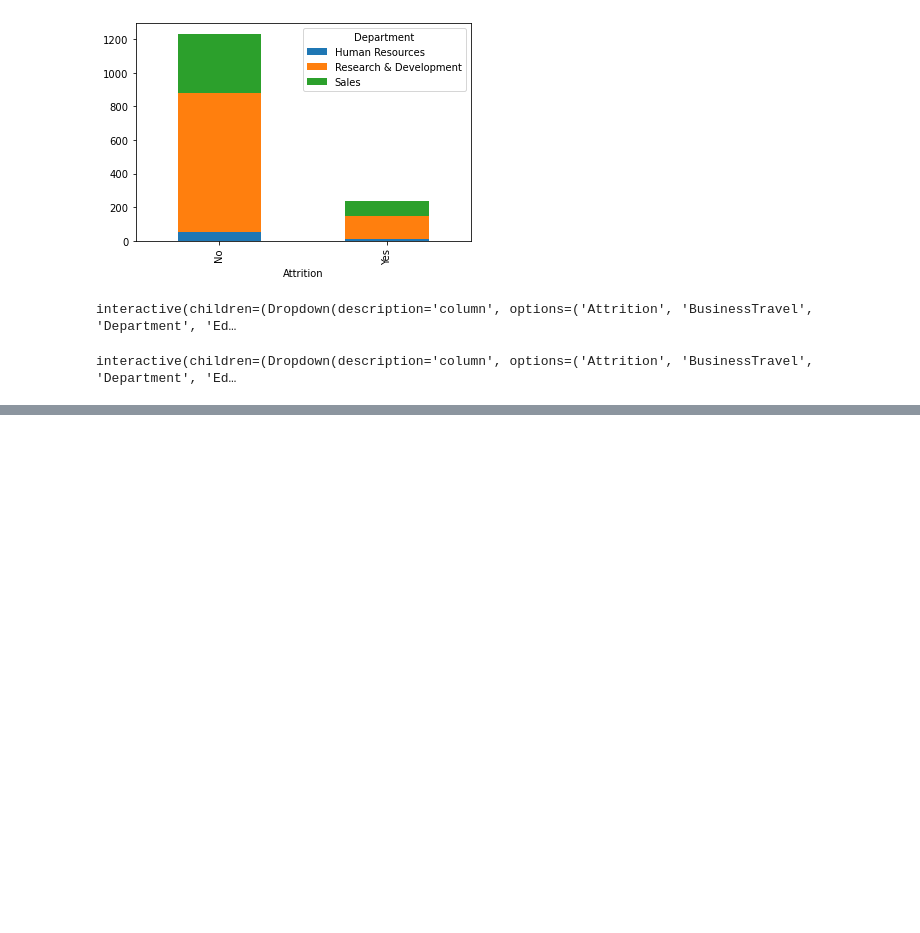
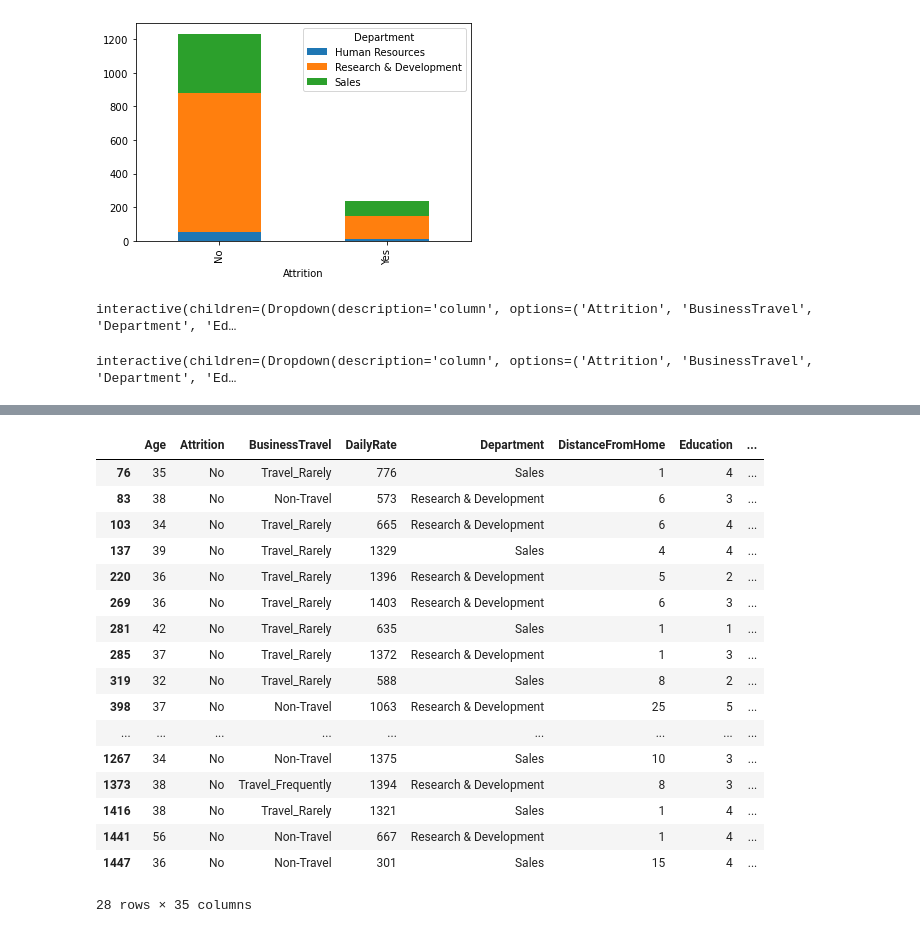
Before and after one commit to walidsharaar/Query-analysis, a Jupyter notebook: Query Analysis.ipynb, the cells around one changed output, grey strips where cells are left out. Cells and saved outputs as stored; diff of their text form; code cells hidden in the pictures; blank space fills up the shorter version.

Commit message:
Filtering and interactivity

```diff
--- a/Query Analysis.ipynb
+++ b/Query Analysis.ipynb
@@ -213,0 +272,25 @@ interactive(children=(Dropdown(description='column', options=('Attrition', 'Busi
+# %%
+# advance filtering
+# filter all the employees who are getting lesser than average salary even after 10 years of working in the same role.
+
+avg= data['MonthlyIncome'].mean()
+data[(data['YearsInCurrentRole']>10) & (data['MonthlyIncome']<avg)]
+# %% [output]
+|  | Age | Attrition | BusinessTravel | DailyRate | Department | DistanceFromHome | Education | ... |
+| 76 | 35 | No | Travel_Rarely | 776 | Sales | 1 | 4 | ... |
+| 83 | 38 | No | Non-Travel | 573 | Research & Development | 6 | 3 | ... |
+| 103 | 34 | No | Travel_Rarely | 665 | Research & Development | 6 | 4 | ... |
+| 137 | 39 | No | Travel_Rarely | 1329 | Sales | 4 | 4 | ... |
+| 220 | 36 | No | Travel_Rarely | 1396 | Research & Development | 5 | 2 | ... |
+| 269 | 36 | No | Travel_Rarely | 1403 | Research & Development | 6 | 3 | ... |
+| 281 | 42 | No | Travel_Rarely | 635 | Sales | 1 | 1 | ... |
+| 285 | 37 | No | Travel_Rarely | 1372 | Research & Development | 1 | 3 | ... |
+| 319 | 32 | No | Travel_Rarely | 588 | Sales | 8 | 2 | ... |
+| 398 | 37 | No | Non-Travel | 1063 | Research & Development | 25 | 5 | ... |
+| ... | ... | ... | ... | ... | ... | ... | ... | ... |
+| 1267 | 34 | No | Non-Travel | 1375 | Sales | 10 | 3 | ... |
+| 1373 | 38 | No | Travel_Frequently | 1394 | Research & Development | 8 | 3 | ... |
+| 1416 | 38 | No | Travel_Rarely | 1321 | Sales | 1 | 4 | ... |
+| 1441 | 56 | No | Non-Travel | 667 | Research & Development | 1 | 4 | ... |
+| 1447 | 36 | No | Non-Travel | 301 | Sales | 15 | 4 | ... |
+28 rows × 35 columns
```
Also changed, not shown: parts of 12 cells of this notebook.
